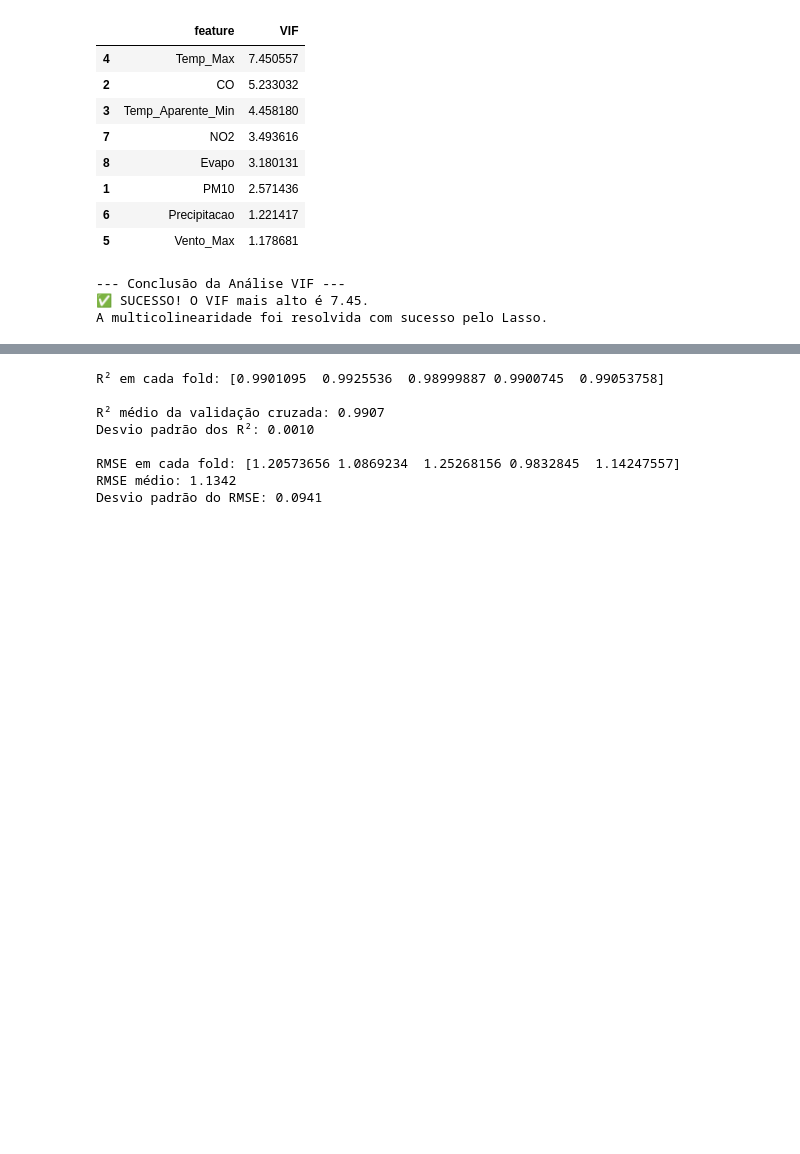
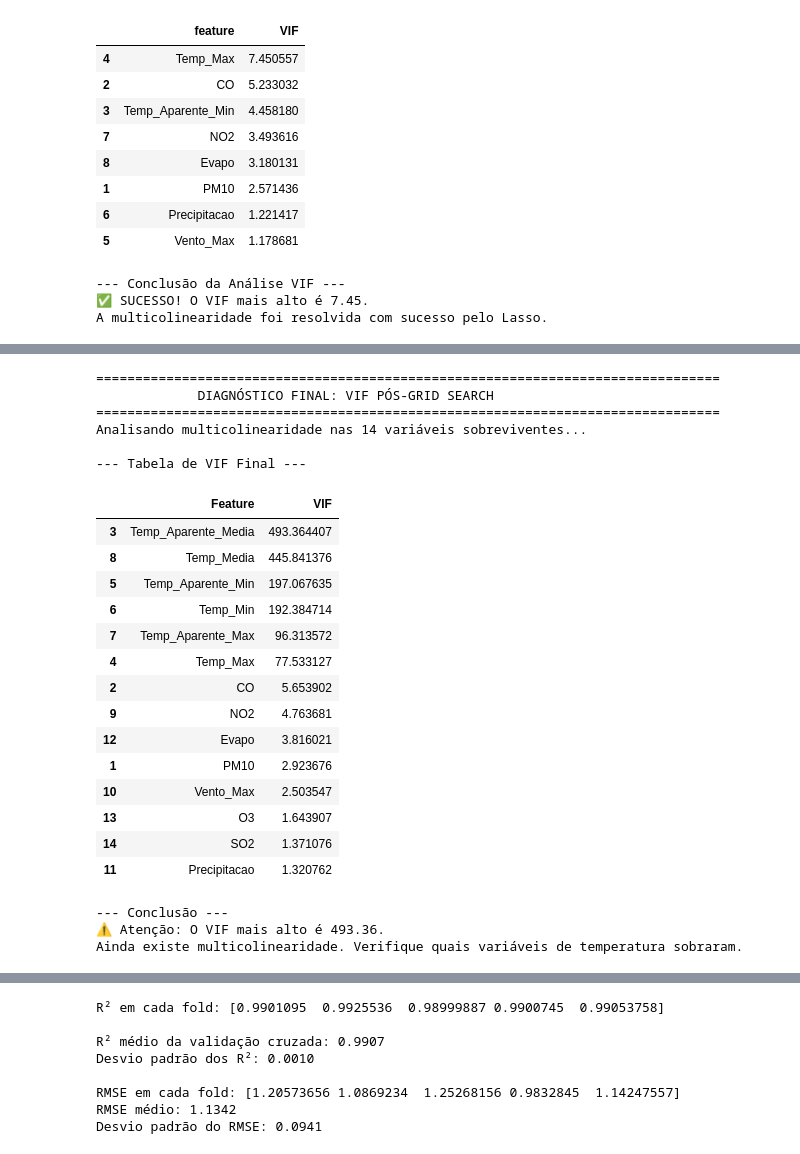
Before and after one commit to carolinabarcellos/AnaliseQualidadeAr, a Jupyter notebook: notebooks/Correlacao_e_Regressao.ipynb, the cells around one changed output, grey strips where cells are left out. Drawn from its saved outputs; the diff is of its cells as text; code cells hidden in the pictures; blank space fills up the shorter version.

```diff
--- a/notebooks/Correlacao_e_Regressao.ipynb
+++ b/notebooks/Correlacao_e_Regressao.ipynb
@@ -970,0 +1073,78 @@ A multicolinearidade foi resolvida com sucesso pelo Lasso.
+# %%
+print("\n" + "="*80)
+print("             DIAGNÓSTICO FINAL: VIF PÓS-GRID SEARCH")
+print("="*80)
+
+# --- 1. Pegar a lista de features que o Lasso (Grid Search) MANTEVE ---
+# Usamos o DataFrame 'mantidas_grid' que você acabou de criar
+lista_features_finais = mantidas_grid['Feature'].tolist()
+
+if not lista_features_finais:
+    print("⚠️ O Lasso zerou todas as features! Verifique seus dados.")
+else:
+    print(f"Analisando multicolinearidade nas {len(lista_features_finais)} variáveis sobreviventes...")
+
+    # --- 2. Filtrar o X_train Original ---
+    # Importante: Usamos X_train (sem padronização) para o VIF, para ver a colinearidade real.
+    # Se X_train for um numpy array, precisamos converter para DataFrame primeiro para filtrar por nome
+    if isinstance(X_train, np.ndarray):
+         # Se por acaso X_train perdeu os nomes, recriamos (mas no seu código parece ser DF)
+         X_train_df = pd.DataFrame(X_train, columns=preditores_quebrados) # preditores_quebrados da célula anterior
+         X_para_vif = X_train_df[lista_features_finais]
+    else:
+         # Se X_train já é DataFrame (o mais provável no seu código)
+         X_para_vif = X_train[lista_features_finais].copy()
+
+    # --- 3. Adicionar a Constante (Obrigatório para o Statsmodels) ---
+    X_vif_com_const = sm.add_constant(X_para_vif, has_constant='add')
+
+    # --- 4. Calcular o VIF ---
+    vif_data = pd.DataFrame()
+    vif_data["Feature"] = X_vif_com_const.columns
+
+    # Cálculo do VIF para cada coluna
+    vif_data["VIF"] = [variance_inflation_factor(X_vif_com_const.values, i)
+                       for i in range(X_vif_com_const.shape[1])]
+
+    # --- 5. Mostrar Resultados ---
+    # Removemos a constante da visualização e ordenamos
+    vif_resultado = vif_data[vif_data["Feature"] != "const"].sort_values(by="VIF", ascending=False)
+
+    print("\n--- Tabela de VIF Final ---")
+    display(vif_resultado)
+
+    # --- 6. O Veredito ---
+    max_vif = vif_resultado['VIF'].max()
+
+    print("\n--- Conclusão ---")
+    if max_vif < 10:
+        print(f"✅ SUCESSO! O VIF mais alto é {max_vif:.2f}.")
+        print("O Lasso resolveu a multicolinearidade eliminando as variáveis redundantes.")
+    else:
+        print(f"⚠️ Atenção: O VIF mais alto é {max_vif:.2f}.")
+        print("Ainda existe multicolinearidade. Verifique quais variáveis de temperatura sobraram.")
+# %% [output]
+================================================================================
+             DIAGNÓSTICO FINAL: VIF PÓS-GRID SEARCH
+================================================================================
+Analisando multicolinearidade nas 14 variáveis sobreviventes...
+
+--- Tabela de VIF Final ---
+|  | Feature | VIF |
+| 3 | Temp_Aparente_Media | 493.364407 |
+| 8 | Temp_Media | 445.841376 |
+| 5 | Temp_Aparente_Min | 197.067635 |
+| 6 | Temp_Min | 192.384714 |
+| 7 | Temp_Aparente_Max | 96.313572 |
+| 4 | Temp_Max | 77.533127 |
+| 2 | CO | 5.653902 |
+| 9 | NO2 | 4.763681 |
+| 12 | Evapo | 3.816021 |
+| 1 | PM10 | 2.923676 |
+| 10 | Vento_Max | 2.503547 |
+| 13 | O3 | 1.643907 |
+| 14 | SO2 | 1.371076 |
+| 11 | Precipitacao | 1.320762 |
+--- Conclusão ---
+⚠️ Atenção: O VIF mais alto é 493.36.
+Ainda existe multicolinearidade. Verifique quais variáveis de temperatura sobraram.
```
Also changed, not shown: parts of 23 cells of this notebook.
